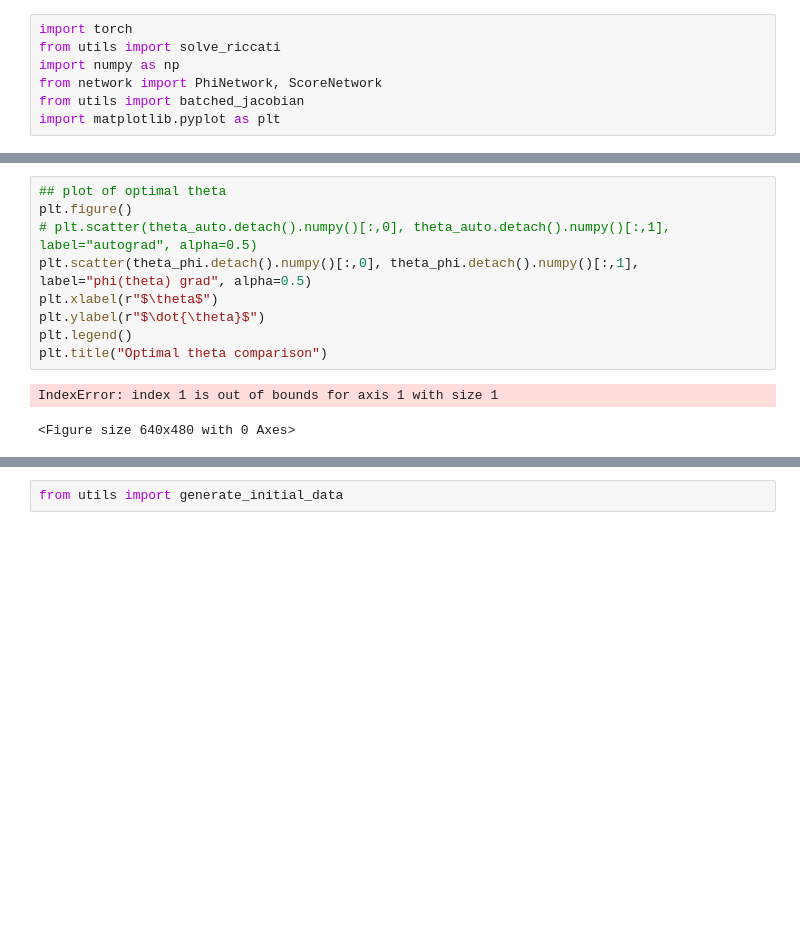
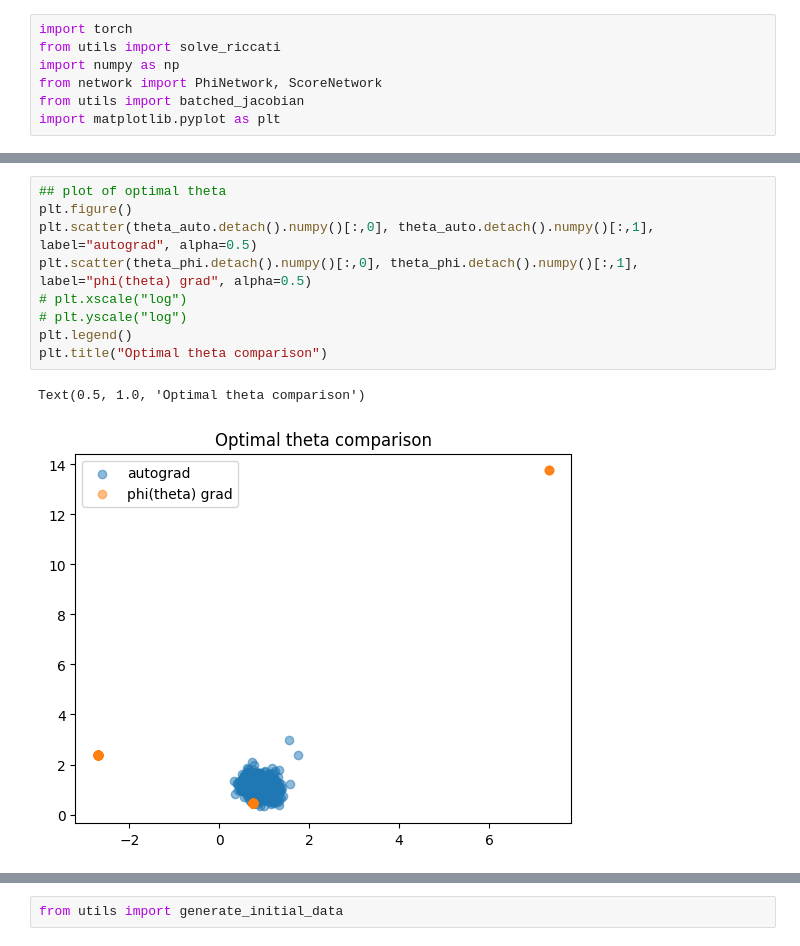
Before and after one commit to YuhangMeiUW/BSDE-Gradient, a Jupyter notebook: optimization_compare_4gaussian.ipynb, the cells around one changed output, grey strips where cells are left out. Saved outputs shown, nothing was run; the diff lists cells and outputs as text; blank space fills up the shorter version.

```diff
--- a/optimization_compare_4gaussian.ipynb
+++ b/optimization_compare_4gaussian.ipynb
@@ -155,12 +245,12 @@ iteration 14500
 # %%
 ## plot of optimal theta
 plt.figure()
-# plt.scatter(theta_auto.detach().numpy()[:,0], theta_auto.detach().numpy()[:,1], label="autograd", alpha=0.5)
+plt.scatter(theta_auto.detach().numpy()[:,0], theta_auto.detach().numpy()[:,1], label="autograd", alpha=0.5)
 plt.scatter(theta_phi.detach().numpy()[:,0], theta_phi.detach().numpy()[:,1], label="phi(theta) grad", alpha=0.5)
-plt.xlabel(r"$\theta$")
-plt.ylabel(r"$\dot{\theta}$")
+# plt.xscale("log")
+# plt.yscale("log")
 plt.legend()
 plt.title("Optimal theta comparison")
 # %% [output]
-IndexError: index 1 is out of bounds for axis 1 with size 1
+Text(0.5, 1.0, 'Optimal theta comparison')
-<Figure size 640x480 with 0 Axes>
+[figure, added]
```
Also changed, not shown: parts of 53 cells of this notebook, 15 other files.
